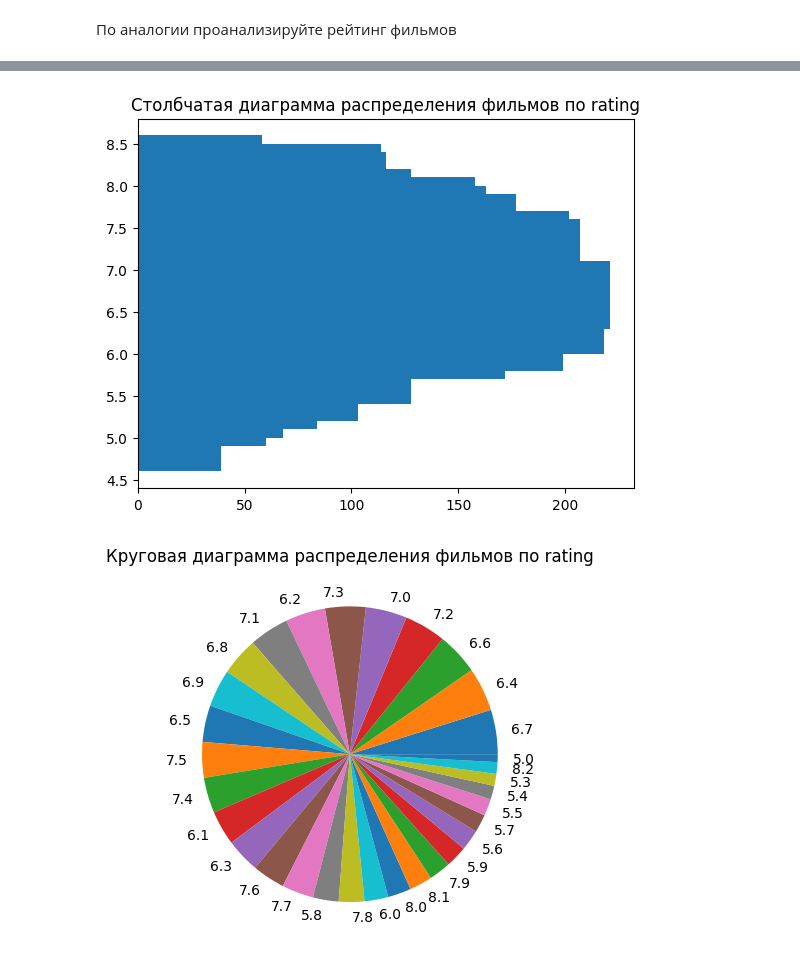
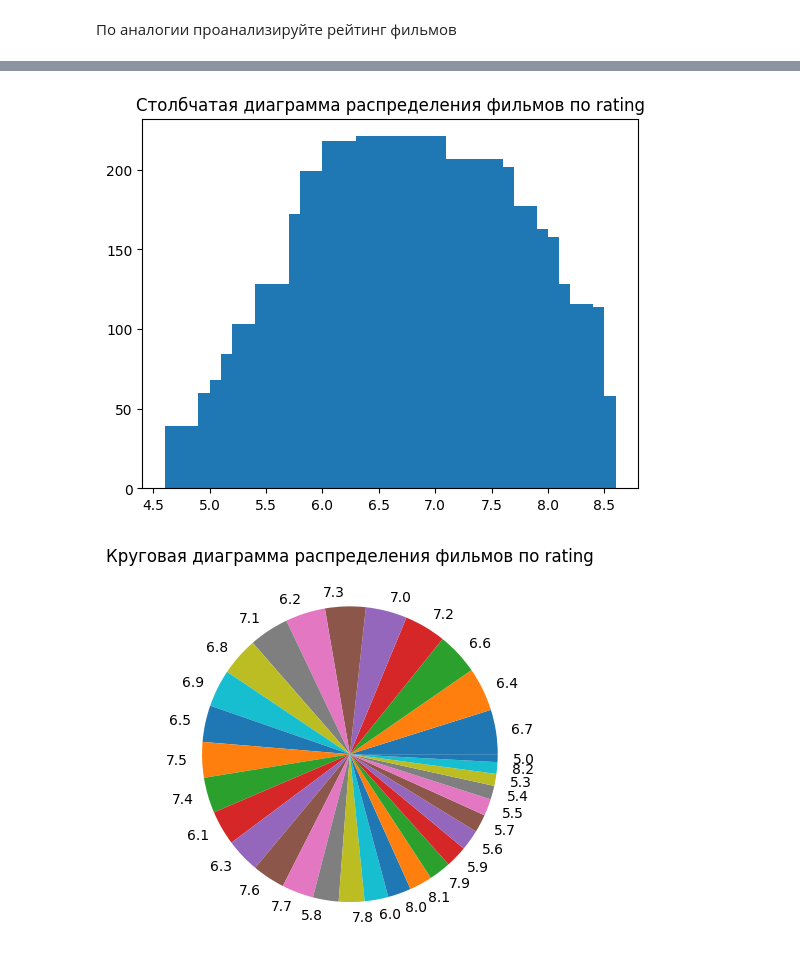
Before and after one commit to EZSib/data_-analytics2023, a Jupyter notebook: Efim_eda_2_1.ipynb, the cells around one changed output, grey strips where cells are left out. Saved outputs shown, nothing was run; the diff lists cells and outputs as text; code cells hidden in the pictures.

```diff
--- a/Efim_eda_2_1.ipynb
+++ b/Efim_eda_2_1.ipynb
@@ -296,7 +298,7 @@ import pandas as pd
 # %% [markdown]
 Откройте датасет movies_clean.csv и сохраните его в переменную dataset
 # %%
-dataset = pd.read_csv('movies_clean.csv')
+dataset = pd.read_csv('/content/drive/MyDrive/movies_clean.csv')
 # %% [markdown]
 Проведите обзор таблицы с помощью метода head()
 # %%
@@ -690,11 +745,11 @@ search_in('bar', eda)
 # %%
 rating_counts_top_5 = dataset['rating'].value_counts()[:5]
 certificate_counts = dataset['rating'].value_counts().sort_values(ascending=True)
-plt.barh(rating_counts_top_5.index, rating_counts_top_5.values)
+plt.bar(rating_counts_top_5.index, rating_counts_top_5.values)
 plt.title('Столбчатая диаграмма распределения фильмов по rating')
 plt.show()
 # %% [output]
-[figure, old version]
+[figure, new version]
 # %%
 rating_counts_top_5 = dataset['rating'].value_counts()[:5]
 plt.pie(rating_counts_top_5.values, labels=rating_counts_top_5.index)
```
Also changed, not shown: parts of 50 cells of this notebook.
